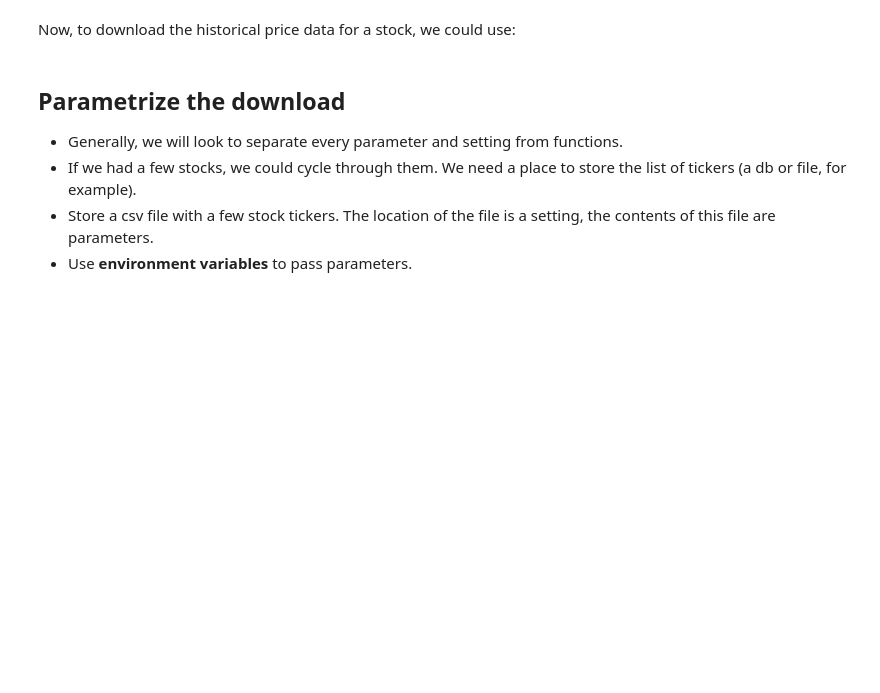
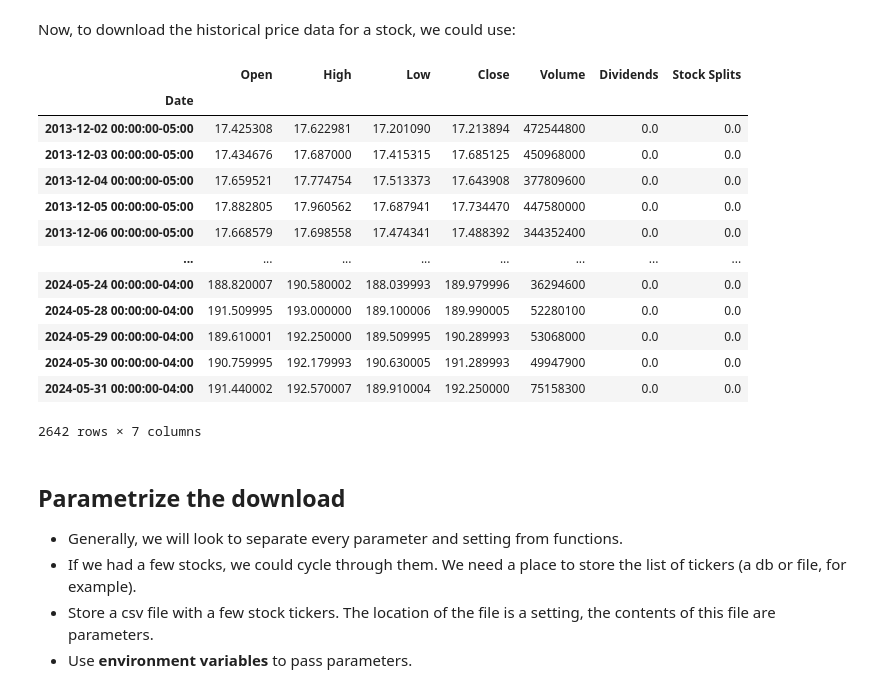
Before and after one commit to UofT-DSI/production, a Jupyter notebook: 01_materials/labs/02_data_engineering.ipynb, the cells around one changed output. Saved outputs shown, nothing was run; the diff lists cells and outputs as text; code cells hidden in the pictures; blank space fills up the shorter version.

```diff
--- a/01_materials/labs/02_data_engineering.ipynb
+++ b/01_materials/labs/02_data_engineering.ipynb
@@ -70,3 +78,20 @@ px = stock.history(start = "2013-12-01", end = "2024-02-01")
+# %%
+px
+# %% [output]
+|  | Open | High | Low | Close | Volume | Dividends | Stock Splits |
+| Date |  |  |  |  |  |  |  |
+| 2013-12-02 00:00:00-05:00 | 17.425308 | 17.622981 | 17.201090 | 17.213894 | 472544800 | 0.0 | 0.0 |
+| 2013-12-03 00:00:00-05:00 | 17.434676 | 17.687000 | 17.415315 | 17.685125 | 450968000 | 0.0 | 0.0 |
+| 2013-12-04 00:00:00-05:00 | 17.659521 | 17.774754 | 17.513373 | 17.643908 | 377809600 | 0.0 | 0.0 |
+| 2013-12-05 00:00:00-05:00 | 17.882805 | 17.960562 | 17.687941 | 17.734470 | 447580000 | 0.0 | 0.0 |
+| 2013-12-06 00:00:00-05:00 | 17.668579 | 17.698558 | 17.474341 | 17.488392 | 344352400 | 0.0 | 0.0 |
+| ... | ... | ... | ... | ... | ... | ... | ... |
+| 2024-05-24 00:00:00-04:00 | 188.820007 | 190.580002 | 188.039993 | 189.979996 | 36294600 | 0.0 | 0.0 |
+| 2024-05-28 00:00:00-04:00 | 191.509995 | 193.000000 | 189.100006 | 189.990005 | 52280100 | 0.0 | 0.0 |
+| 2024-05-29 00:00:00-04:00 | 189.610001 | 192.250000 | 189.509995 | 190.289993 | 53068000 | 0.0 | 0.0 |
+| 2024-05-30 00:00:00-04:00 | 190.759995 | 192.179993 | 190.630005 | 191.289993 | 49947900 | 0.0 | 0.0 |
+| 2024-05-31 00:00:00-04:00 | 191.440002 | 192.570007 | 189.910004 | 192.250000 | 75158300 | 0.0 | 0.0 |
+2642 rows × 7 columns
 # %% [markdown]
 ## Parametrize the download
 
```
Also changed, not shown: parts of 16 cells of this notebook, 4 other files.
